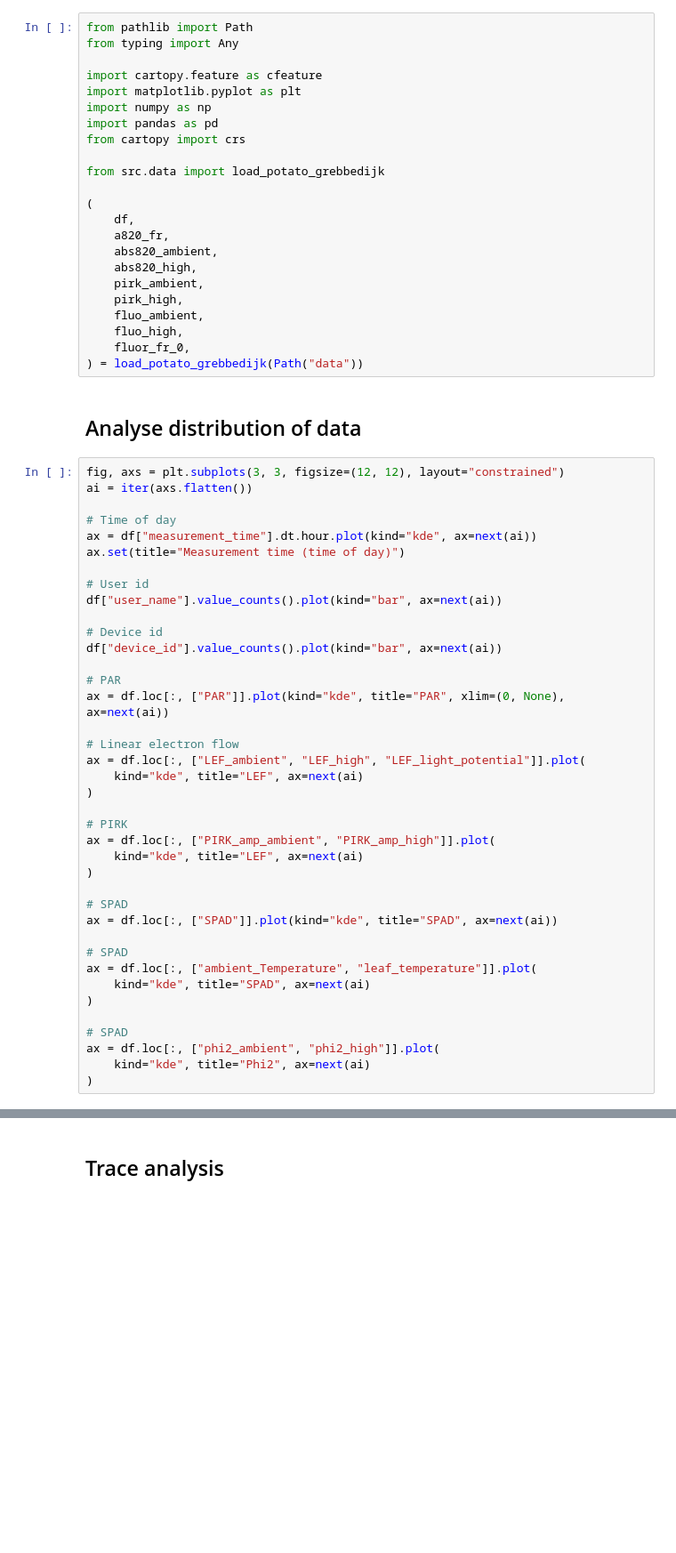
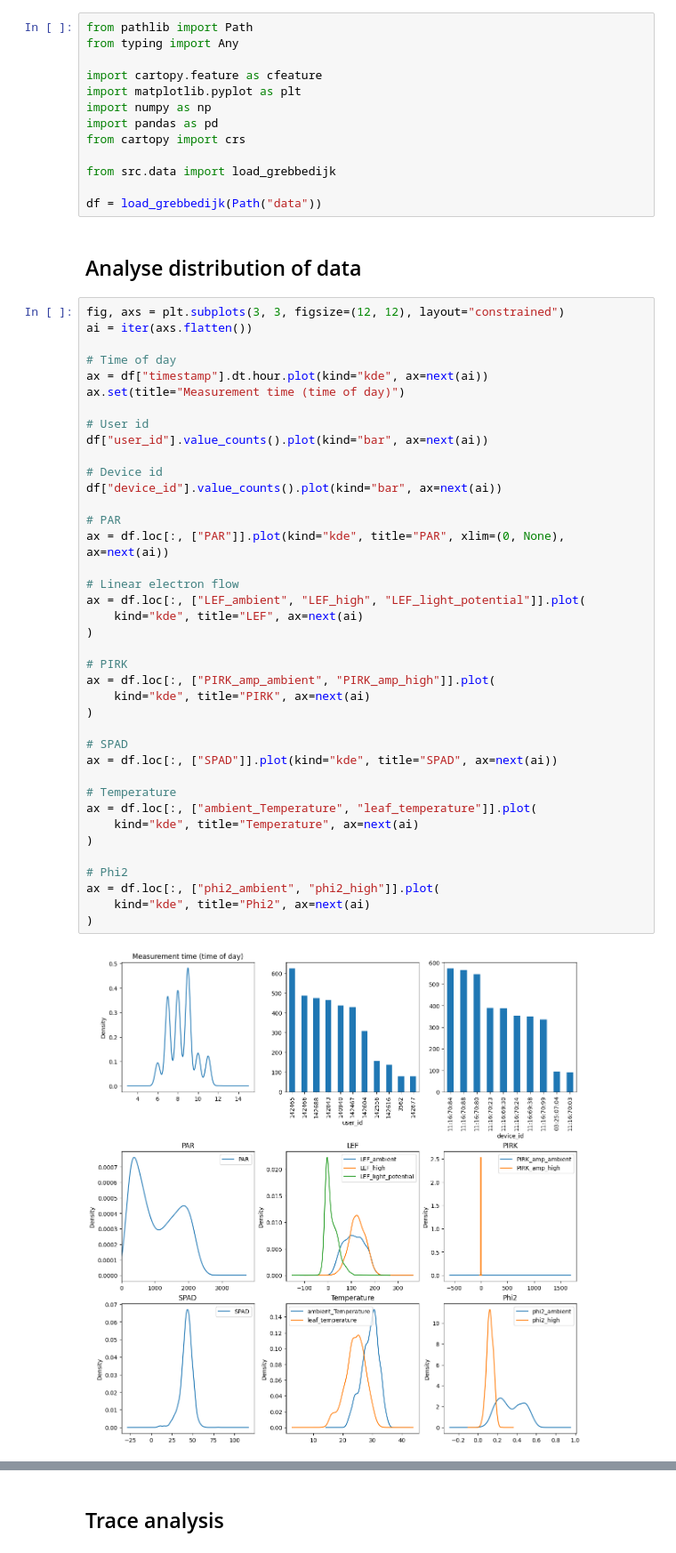
Before and after one commit to Computational-Biology-Aachen/2026-photosynthesis-hackathon-template, a Jupyter notebook: 01-potato-grebbedijk.ipynb, the cells around one changed output, grey strips where cells are left out. Shown at 89% size. Drawn from its saved outputs; the diff is of its cells as text; blank space fills up the shorter version.

```diff
--- a/01-potato-grebbedijk.ipynb
+++ b/01-potato-grebbedijk.ipynb
@@ -51,19 +51,9 @@ import numpy as np
 import pandas as pd
 from cartopy import crs
 
-from src.data import load_potato_grebbedijk
+from src.data import load_grebbedijk
 
-(
-    df,
-    a820_fr,
-    abs820_ambient,
-    abs820_high,
-    pirk_ambient,
-    pirk_high,
-    fluo_ambient,
-    fluo_high,
-    fluor_fr_0,
-) = load_potato_grebbedijk(Path("data"))
+df = load_grebbedijk(Path("data"))
 # %% [markdown]
 ## Analyse distribution of data
 # %%
@@ -71,40 +61,42 @@ fig, axs = plt.subplots(3, 3, figsize=(12, 12), layout="constrained")
 ai = iter(axs.flatten())
 
 # Time of day
-ax = df["measurement_time"].dt.hour.plot(kind="kde", ax=next(ai))
+ax = df["timestamp"].dt.hour.plot(kind="kde", ax=next(ai))
 ax.set(title="Measurement time (time of day)")
 
 # User id
-df["user_name"].value_counts().plot(kind="bar", ax=next(ai))
+df["user_id"].value_counts().plot(kind="bar", ax=next(ai))
 
 # Device id
 df["device_id"].value_counts().plot(kind="bar", ax=next(ai))
 
 # PAR
 ax = df.loc[:, ["PAR"]].plot(kind="kde", title="PAR", xlim=(0, None), ax=next(ai))
 
 # Linear electron flow
 ax = df.loc[:, ["LEF_ambient", "LEF_high", "LEF_light_potential"]].plot(
     kind="kde", title="LEF", ax=next(ai)
 )
 
 # PIRK
 ax = df.loc[:, ["PIRK_amp_ambient", "PIRK_amp_high"]].plot(
-    kind="kde", title="LEF", ax=next(ai)
+    kind="kde", title="PIRK", ax=next(ai)
 )
 
 # SPAD
 ax = df.loc[:, ["SPAD"]].plot(kind="kde", title="SPAD", ax=next(ai))
 
-# SPAD
+# Temperature
 ax = df.loc[:, ["ambient_Temperature", "leaf_temperature"]].plot(
-    kind="kde", title="SPAD", ax=next(ai)
+    kind="kde", title="Temperature", ax=next(ai)
 )
 
-# SPAD
+# Phi2
 ax = df.loc[:, ["phi2_ambient", "phi2_high"]].plot(
     kind="kde", title="Phi2", ax=next(ai)
 )
+# %% [output]
+[figure, added]
 # %%
 fig = plt.figure(figsize=(12, 6))
 ax: Any = fig.add_subplot(projection=crs.PlateCarree())
```
Also changed, not shown: parts of 2 cells of this notebook, 11 other files.
